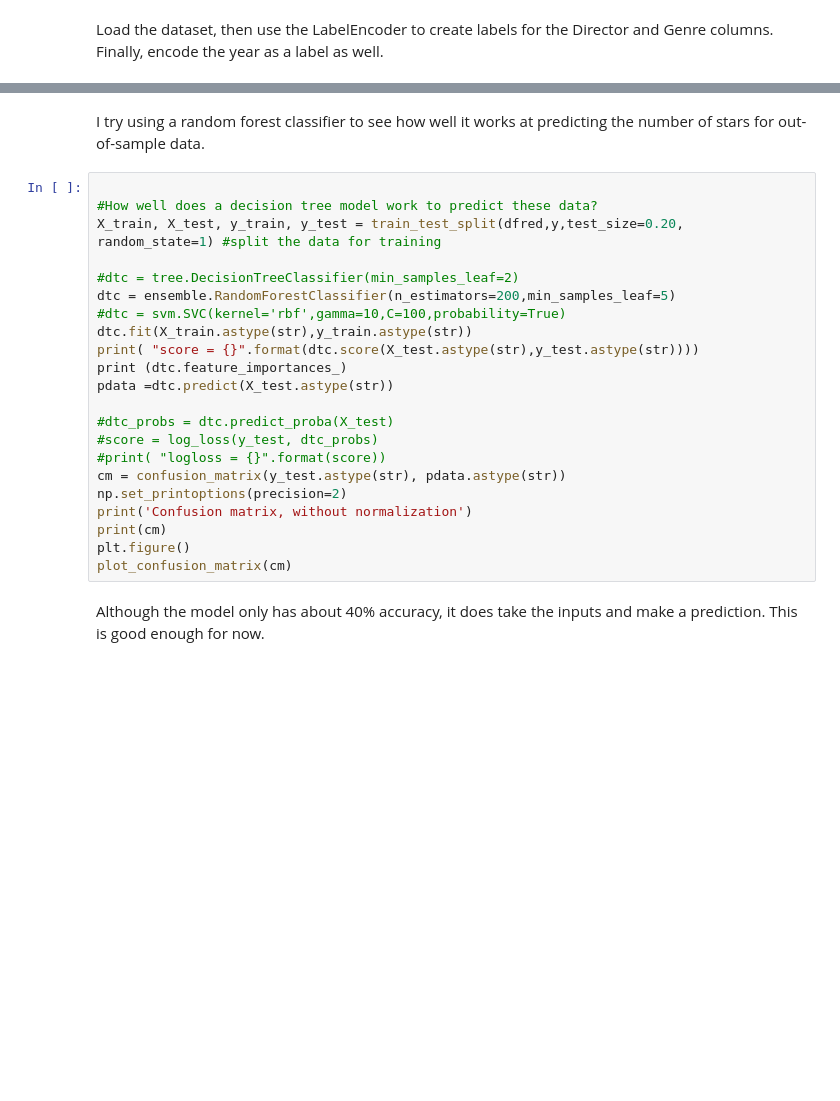
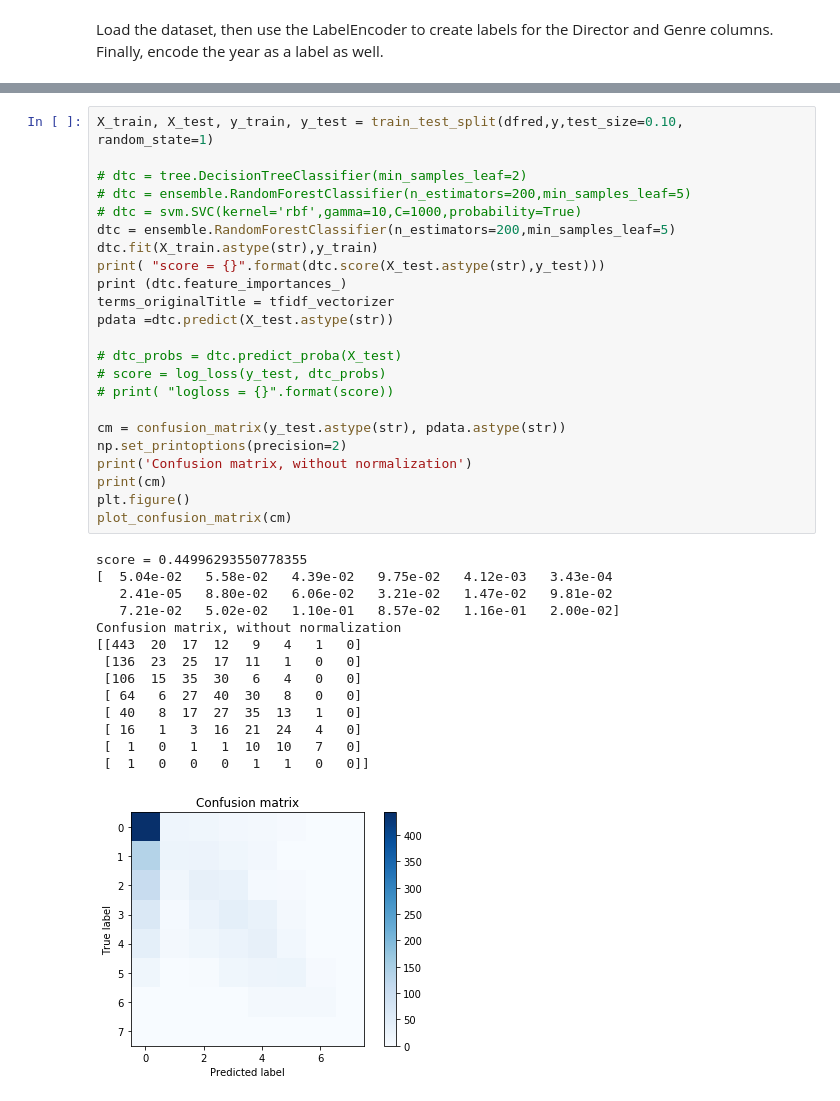
Before and after one commit to maujy/imdbetl, a Jupyter notebook: movieboxoffice_prediction_test.ipynb, the cells around one changed output, grey strips where cells are left out. Cells and saved outputs as stored; diff of their text form; blank space fills up the shorter version.

```diff
--- a/movieboxoffice_prediction_test.ipynb
+++ b/movieboxoffice_prediction_test.ipynb
@@ -219,26 +393,38 @@ ValueError: y contains new labels: ['100.0' '101.0' '102.0' '103.0' '104.0' '105
-# %% [markdown]
-I try using a random forest classifier to see how well it works at predicting the number of stars for out-of-sample data.
 # %%
+X_train, X_test, y_train, y_test = train_test_split(dfred,y,test_size=0.10, random_state=1)
 
-#How well does a decision tree model work to predict these data?
-X_train, X_test, y_train, y_test = train_test_split(dfred,y,test_size=0.20, random_state=1) #split the data for training
-
-#dtc = tree.DecisionTreeClassifier(min_samples_leaf=2)
+# dtc = tree.DecisionTreeClassifier(min_samples_leaf=2)
+# dtc = ensemble.RandomForestClassifier(n_estimators=200,min_samples_leaf=5)
+# dtc = svm.SVC(kernel='rbf',gamma=10,C=1000,probability=True)
 dtc = ensemble.RandomForestClassifier(n_estimators=200,min_samples_leaf=5)
-#dtc = svm.SVC(kernel='rbf',gamma=10,C=100,probability=True)
-dtc.fit(X_train.astype(str),y_train.astype(str))
-print( "score = {}".format(dtc.score(X_test.astype(str),y_test.astype(str))))
+dtc.fit(X_train.astype(str),y_train)
+print( "score = {}".format(dtc.score(X_test.astype(str),y_test)))
 print (dtc.feature_importances_)
+terms_originalTitle = tfidf_vectorizer
 pdata =dtc.predict(X_test.astype(str))
 
-#dtc_probs = dtc.predict_proba(X_test)
-#score = log_loss(y_test, dtc_probs)
-#print( "logloss = {}".format(score))
+# dtc_probs = dtc.predict_proba(X_test)
+# score = log_loss(y_test, dtc_probs)
+# print( "logloss = {}".format(score))
+
 cm = confusion_matrix(y_test.astype(str), pdata.astype(str))
 np.set_printoptions(precision=2)
 print('Confusion matrix, without normalization')
 print(cm)
 plt.figure()
 plot_confusion_matrix(cm)
+# %% [output]
+score = 0.44996293550778355
+[  5.04e-02   5.58e-02   4.39e-02   9.75e-02   4.12e-03   3.43e-04
+   2.41e-05   8.80e-02   6.06e-02   3.21e-02   1.47e-02   9.81e-02
+   7.21e-02   5.02e-02   1.10e-01   8.57e-02   1.16e-01   2.00e-02]
+Confusion matrix, without normalization
+[[443  20  17  12   9   4   1   0]
+ [136  23  25  17  11   1   0   0]
+ [106  15  35  30   6   4   0   0]
+ [ 64   6  27  40  30   8   0   0]
+ [ 40   8  17  27  35  13   1   0]
+ [ 16   1   3  16  21  24   4   0]
+ [  1   0   1   1  10  10   7   0]
+ [  1   0   0   0   1   1   0   0]]
+[figure, added]
-# %% [markdown]
-Although the model only has about 40% accuracy, it does take the inputs and make a prediction. This is good enough for now.
```
Also changed, not shown: parts of 8 cells of this notebook.
